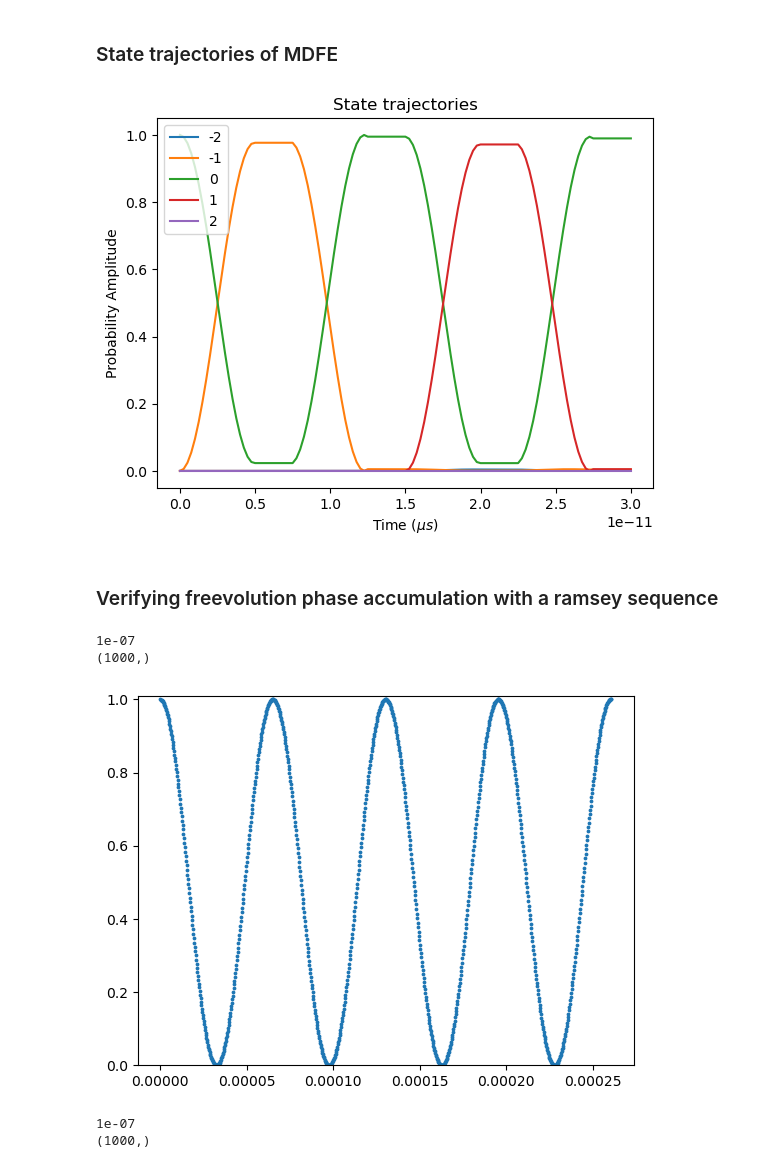
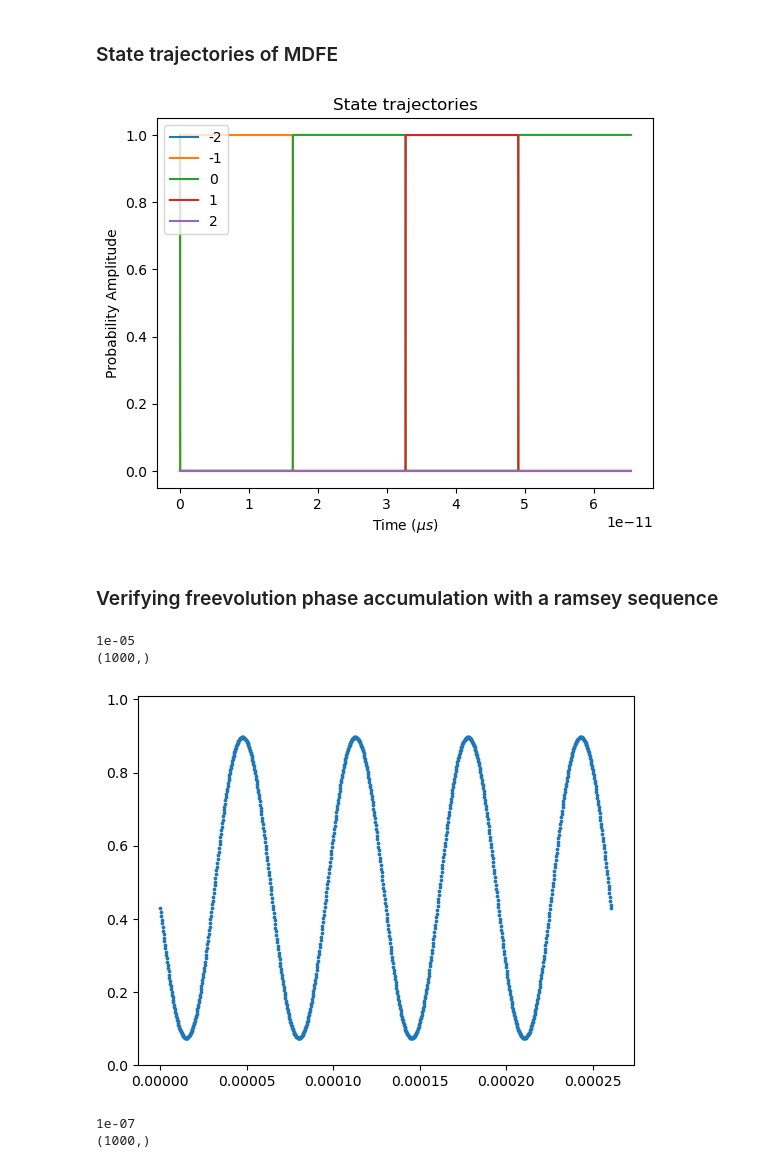
Before and after one commit to tr2g20/simulations, a Jupyter notebook: MDFE_testing.ipynb, the cells around one changed output. Saved outputs shown, nothing was run; the diff lists cells and outputs as text; code cells hidden in the pictures.

```diff
--- a/MDFE_testing.ipynb
+++ b/MDFE_testing.ipynb
@@ -57,11 +57,11 @@ p_min = -1
 p_max = 2
 basis = np.arange(p_min, p_max + 1)
 
-rabi_freq = 2*pi*100000000
+rabi_freq = 2*pi*400000
 rabi_time = 2*pi/rabi_freq
 
 time_steps = 1
-durations = np.linspace(0, 2*pi/dR, 1000)
+durations = np.linspace(0, 4*pi/dR, 1000)
 atom_phases = np.zeros(len(durations))
 
 initial_state = np.zeros(shape=len(basis), dtype=np.complex128)
@@ -76,12 +76,13 @@ for i in range(len(durations)):
     mom_dependent_free_evolution = PulseSequence()
 
 
-    up_pulse = UpPulse(laser_det=np.full(time_steps, dR), phase=np.full(time_steps, 0), rabi_freq=np.full(time_steps, rabi_freq), duration=rabi_time/2)
-    down_pulse = DownPulse(laser_det=np.full(time_steps, dR), phase=np.full(time_steps, 0), rabi_freq=np.full(time_steps, rabi_freq), duration=rabi_time/2)
+    up_pulse = UpPulse(laser_det=np.full(time_steps, 13*dR), phase=np.full(time_steps, 0), rabi_freq=np.full(time_steps, rabi_freq), duration=rabi_time/2)
+    down_pulse = DownPulse(laser_det=np.full(time_steps, 13*dR), phase=np.full(time_steps, 0), rabi_freq=np.full(time_steps, rabi_freq), duration=rabi_time/2)
     freevolve = FreeEvolution(laser_det=np.full(time_steps, dR), duration=durations[i]/4)
     freevolve2 = FreeEvolution(laser_det=np.full(time_steps, dR), duration=durations[i]/4)
 
-    mom_dependent_free_evolution.add_pulses([down_pulse, freevolve2, down_pulse, freevolve2, up_pulse, freevolve2, up_pulse, freevolve2])
+    # mom_dependent_free_evolution.add_pulses([down_pulse, freevolve2, down_pulse, freevolve2, up_pulse, freevolve2, up_pulse, freevolve2])
+    mom_dependent_free_evolution.add_pulses([freevolve2, up_pulse, freevolve2, up_pulse, freevolve2, down_pulse, freevolve2, down_pulse])
 
 
 
@@ -95,7 +96,7 @@ for i in range(len(durations)):
 
     atom_phases[i] = (np.angle(wave_func[-1,2]) - np.angle(wave_func[-1,1])) % (2*np.pi)
 
-plt.plot(durations, atom_phases/pi)
+plt.scatter(durations, atom_phases/pi, s=0.3)
 plt.ylim(0,2)
 # plt.xlim(0,4*2*pi/dR)
 
@@ -117,44 +118,44 @@ p_min = -2
 p_max = 2
 basis = np.arange(p_min, p_max + 1)
 
-rabi_freq = 2*pi*100000
+rabi_freq = 2*pi*10000000
 rabi_time = 2*pi/rabi_freq
 
 time_steps = 20
-duration = rabi_time
+duration = 2*pi/dR
 atom_phases = np.zeros(len(durations))
 
 initial_state = np.zeros(shape=len(basis), dtype=np.complex128)
 initial_state[2] = 1
 initial_state[3] = 0
 # initial_state = initial_state/ np.linalg.norm(initial_state)
 
 
 mom_dependent_free_evolution = PulseSequence()
 
-up_pulse = UpPulse(laser_det=np.full(time_steps, dR), phase=np.full(time_steps, 0), rabi_freq=np.full(time_steps, rabi_freq), duration=rabi_time/2)
-down_pulse = DownPulse(laser_det=np.full(time_steps, dR), phase=np.full(time_steps, 0), rabi_freq=np.full(time_steps, rabi_freq), duration=rabi_time/2)
+up_pulse = UpPulse(laser_det=np.full(time_steps, 13*dR), phase=np.full(time_steps, 0), rabi_freq=np.full(time_steps, rabi_freq), duration=rabi_time/2)
+down_pulse = DownPulse(laser_det=np.full(time_steps, 13*dR), phase=np.full(time_steps, 0), rabi_freq=np.full(time_steps, rabi_freq), duration=rabi_time/2)
 freevolve = FreeEvolution(laser_det=np.full(time_steps, dR), duration=duration/4)
 
 mom_dependent_free_evolution.add_pulses([down_pulse, freevolve, down_pulse, freevolve, up_pulse, freevolve, up_pulse, freevolve])
 
 
 wave_func, times = simulate_pulses_single_atom(pulse_seq= mom_dependent_free_evolution, basis= basis, initial_state= initial_state, d_shift= 0)
 
 probs = np.abs(wave_func)**2
 
 fig, ax = plt.subplots()
 
 # atom_phases[i] = (np.angle(wave_func[-1,3]) - np.angle(wave_func[-1,2])) % (2*np.pi)
 
 # plt.plot(durations, atom_phases/pi)
 # plt.ylim(0,2)
 
 plot_state_trajectories(ax=ax, wavefunc=probs, time_array=times, basis=basis)
 
 # plt.show()
 # %% [output]
-[figure, old version]
+[figure, new version]
 # %% [markdown]
 ### Verifying freevolution phase accumulation with a ramsey sequence
 # %%
@@ -162,7 +163,7 @@ p_min = -1
 p_max = 2
 basis = np.arange(p_min, p_max + 1)
 
-rabi_freq = 2*pi*10000000
+rabi_freq = 2*pi*100000
 rabi_time = 2*pi/rabi_freq
 
 time_steps = 1
@@ -214,9 +215,9 @@ print(atom_phases.shape)
 
 # plt.show()
 # %% [output]
-1e-07
+1e-05
 (1000,)
-[figure, old version]
+[figure, new version]
 # %%
 p_min = -1
 p_max = 2
```
Also changed, not shown: parts of 2 cells of this notebook, 3 other files.
